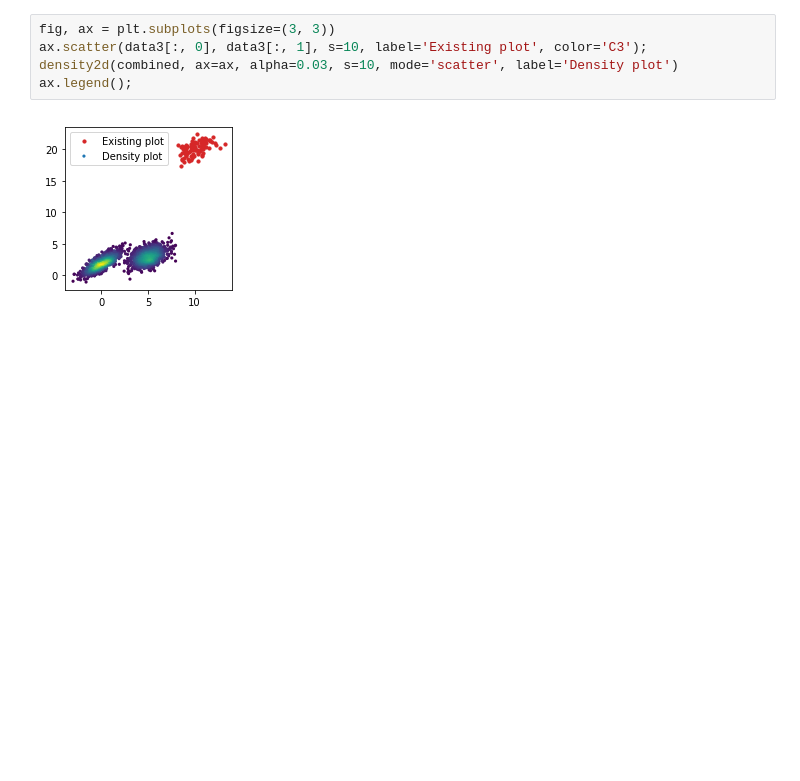
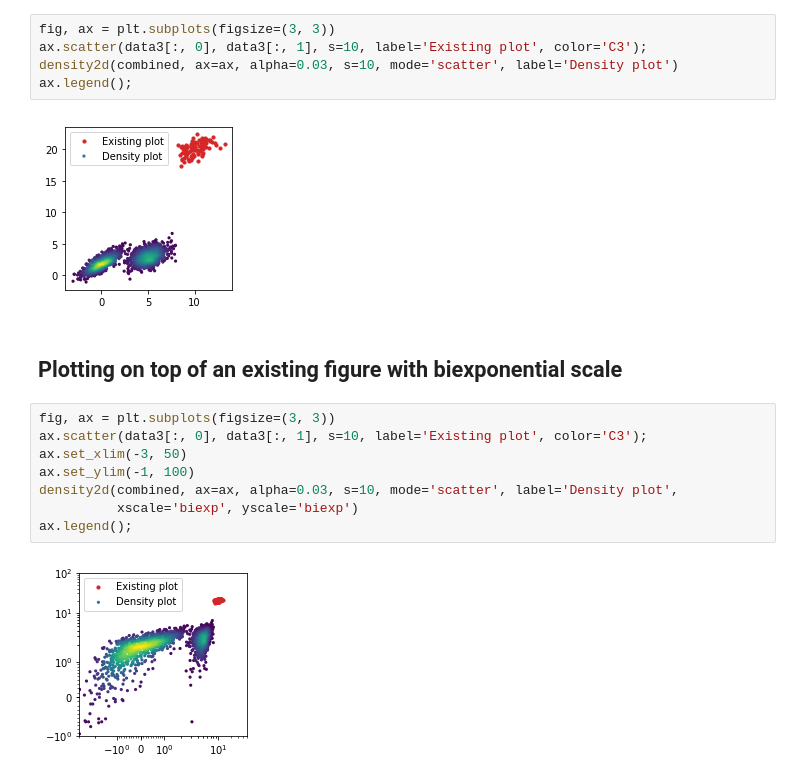
Before and after one commit to xuesoso/DensityPlot, a Jupyter notebook: tutorial.ipynb, the cells around one changed output. Saved outputs shown, nothing was run; the diff lists cells and outputs as text; blank space fills up the shorter version.

```diff
--- a/tutorial.ipynb
+++ b/tutorial.ipynb
@@ -127,3 +144,15 @@ density2d(combined, ax=ax, alpha=0.03, s=10, mode='scatter', label='Density plot
 ax.legend();
 # %% [output]
 [figure]
+# %% [markdown]
+## Plotting on top of an existing figure with biexponential scale
+# %%
+fig, ax = plt.subplots(figsize=(3, 3))
+ax.scatter(data3[:, 0], data3[:, 1], s=10, label='Existing plot', color='C3');
+ax.set_xlim(-3, 50)
+ax.set_ylim(-1, 100)
+density2d(combined, ax=ax, alpha=0.03, s=10, mode='scatter', label='Density plot',
+          xscale='biexp', yscale='biexp')
+ax.legend();
+# %% [output]
+[figure, added]
```
Also changed, not shown: parts of 5 cells of this notebook, 4 other files.
